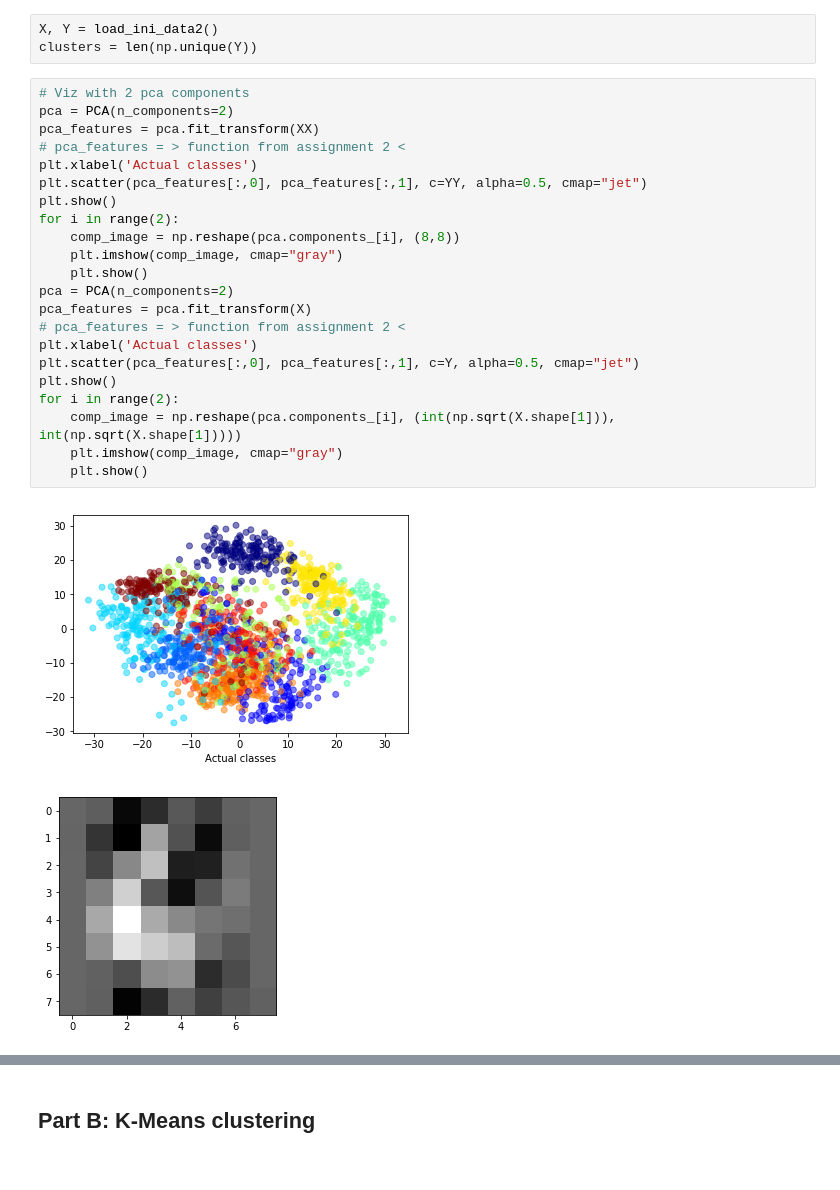
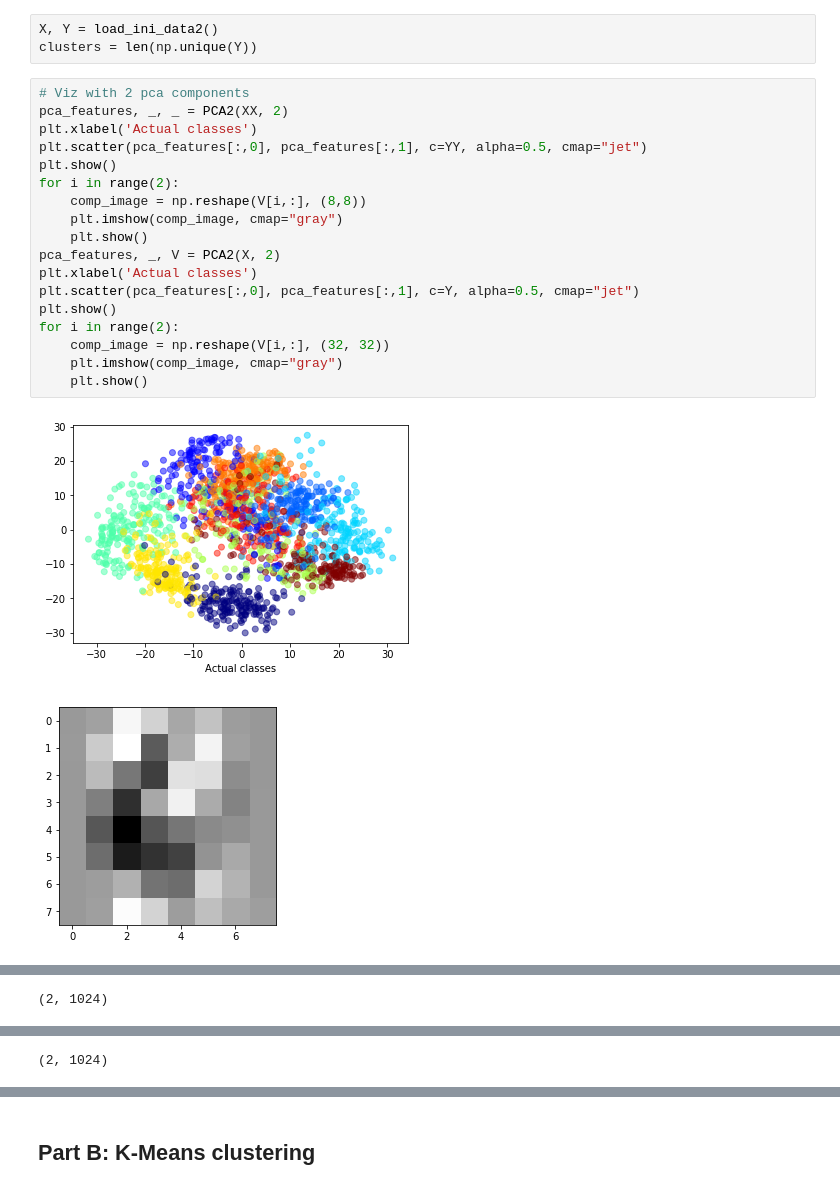
Before and after one commit to hlynurd/unsupervised-vizdoom, a Jupyter notebook: old_notebooks/trafficsign_gtest.ipynb, the cells around one changed output, grey strips where cells are left out. Cells and saved outputs as stored; diff of their text form.

```diff
--- a/old_notebooks/trafficsign_gtest.ipynb
+++ b/old_notebooks/trafficsign_gtest.ipynb
@@ -89,26 +89,22 @@ X, Y = load_ini_data2()
 clusters = len(np.unique(Y))
 # %%
 # Viz with 2 pca components
-pca = PCA(n_components=2)
-pca_features = pca.fit_transform(XX)
-# pca_features = > function from assignment 2 <
+pca_features, _, _ = PCA2(XX, 2)
 plt.xlabel('Actual classes')
 plt.scatter(pca_features[:,0], pca_features[:,1], c=YY, alpha=0.5, cmap="jet")
 plt.show()
 for i in range(2):
-    comp_image = np.reshape(pca.components_[i], (8,8))
+    comp_image = np.reshape(V[i,:], (8,8))
     plt.imshow(comp_image, cmap="gray")
     plt.show()
-pca = PCA(n_components=2)
-pca_features = pca.fit_transform(X)
-# pca_features = > function from assignment 2 <
+pca_features, _, V = PCA2(X, 2)
 plt.xlabel('Actual classes')
 plt.scatter(pca_features[:,0], pca_features[:,1], c=Y, alpha=0.5, cmap="jet")
 plt.show()
 for i in range(2):
-    comp_image = np.reshape(pca.components_[i], (int(np.sqrt(X.shape[1])), int(np.sqrt(X.shape[1]))))
+    comp_image = np.reshape(V[i,:], (32, 32))
     plt.imshow(comp_image, cmap="gray")
     plt.show()
 # %% [output]
-[figure, old version]
+[figure, new version]
-[figure, old version]
+[figure, new version]
@@ -116,5 +112,7 @@ for i in range(2):
 [figure]
+(2, 1024)
 [figure]
+(2, 1024)
 [figure]
 # %% [markdown]
 ## Part B: K-Means clustering
```
Also changed, not shown: parts of 2 cells of this notebook.
